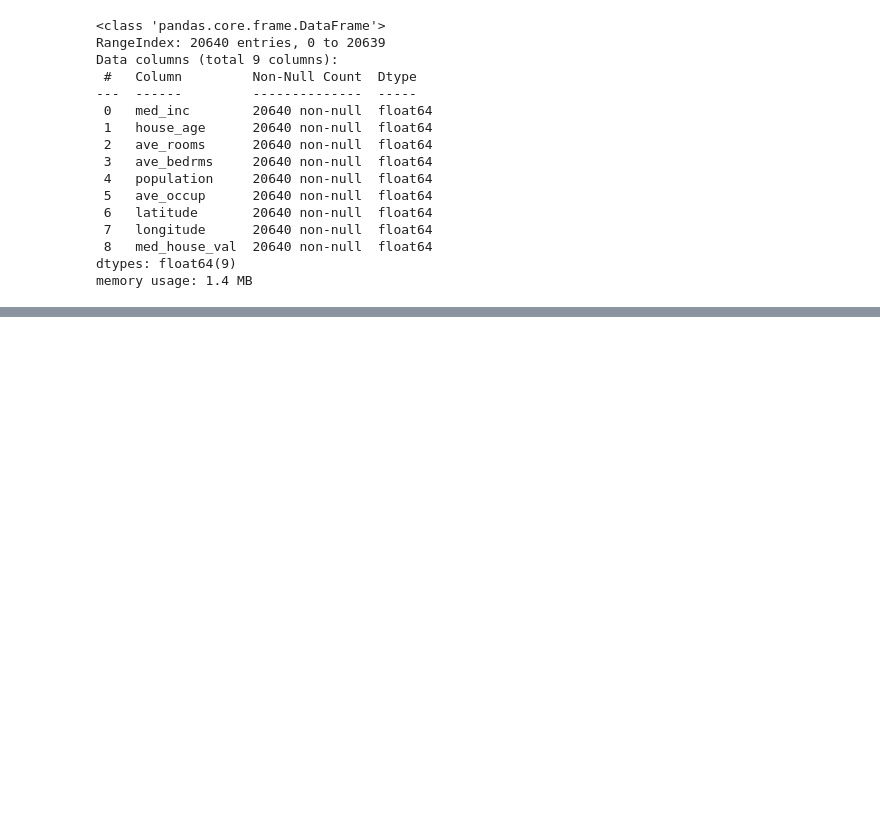
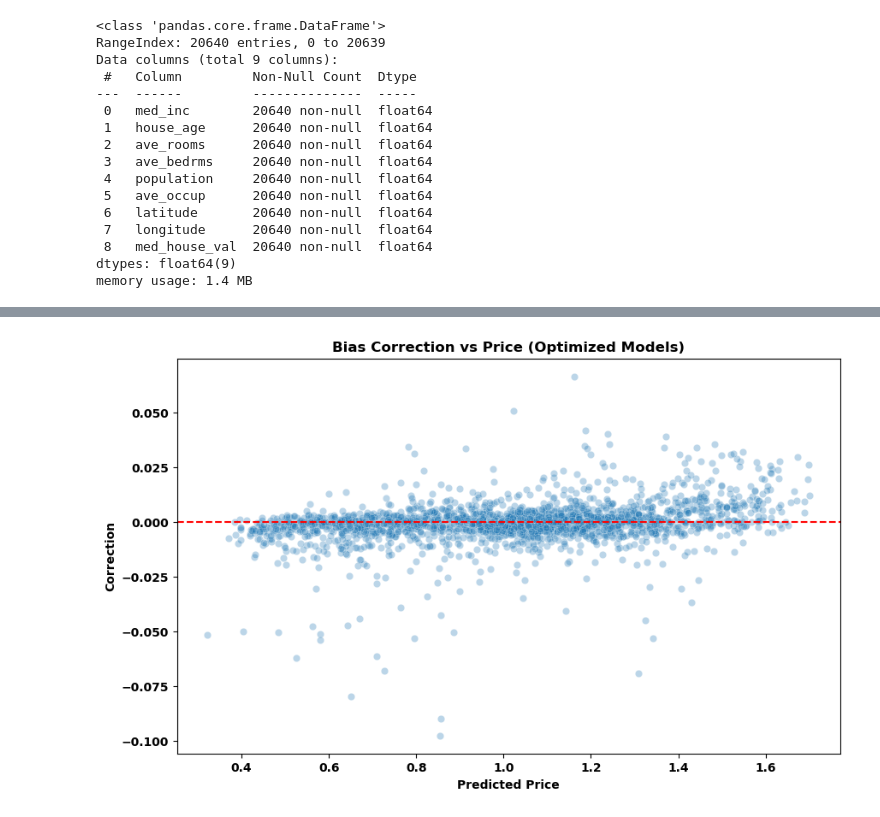
Before and after one commit to Wazard/Machine-Learning, a Jupyter notebook: 2025-12-09/xgb_lgbm_cat_california.ipynb, the cells around one changed output, grey strips where cells are left out. Cells and saved outputs as stored; diff of their text form; code cells hidden in the pictures; blank space fills up the shorter version.

```diff
--- a/2025-12-09/xgb_lgbm_cat_california.ipynb
+++ b/2025-12-09/xgb_lgbm_cat_california.ipynb
@@ -448,0 +898,33 @@ Stacking Ensemble RMSE (Original Price Scale): 0.3884
+# %%
+
+# Creiamo e addestriamo il sistema MoE
+moe_model = SmartSoftModelSelector(estimators=estimators)
+moe_model.fit(X_train_scaled_df, y_train_full_log)
+
+# ---------------------------------------------------------
+# 6. AGGIUNTA DEL CORRETTORE DEI RESIDUI (Residual Learning)
+# ---------------------------------------------------------
+print("\n6. Training Correttore dei Residui...")
+# Costruzione Finale
+# Nota: passiamo il moe_model già addestrato, ma la classe ResidualCorrectedMoE
+# userà cross_val_predict che internamente farà cloni e fit su fold.
+final_system = ResidualCorrectedMoE(base_moe_model=moe_model)
+final_system.fit(X_train_scaled_df, y_train_full_log)
+
+# Valutazione
+y_pred_log = final_system.predict(X_test_scaled_df)
+y_pred = np.expm1(y_pred_log)
+
+final_rmse = root_mean_squared_error(y_test, y_pred)
+final_r2 = r2_score(y_test, y_pred)
+
+print(f"\n==========================================")
+print(f" RISULTATI FINALI OTTIMIZZATI")
+print(f"==========================================")
+print(f" RMSE: {final_rmse:.5f}")
+print(f" R^2 : {final_r2:.5f}")
+print(f"==========================================")
+
+# Plot veloce
+corrections_test = final_system.corrector_model.predict(X_test_scaled_df)
+base_preds_test = final_system.base_moe_model.predict(X_test_scaled_df)
@@ -448,0 +949,13 @@ Stacking Ensemble RMSE (Original Price Scale): 0.3884
+# %%
+import matplotlib.pyplot as plt
+import seaborn as sns
+
+plt.figure(figsize=(10, 6))
+sns.scatterplot(x=base_preds_test, y=corrections_test, alpha=0.3)
+plt.axhline(0, color='red', linestyle='--')
+plt.title("Bias Correction vs Price (Optimized Models)")
+plt.xlabel("Predicted Price")
+plt.ylabel("Correction")
+plt.show()
+# %% [output]
+[figure, added]
```
Also changed, not shown: parts of 19 cells of this notebook, 1 other file.
